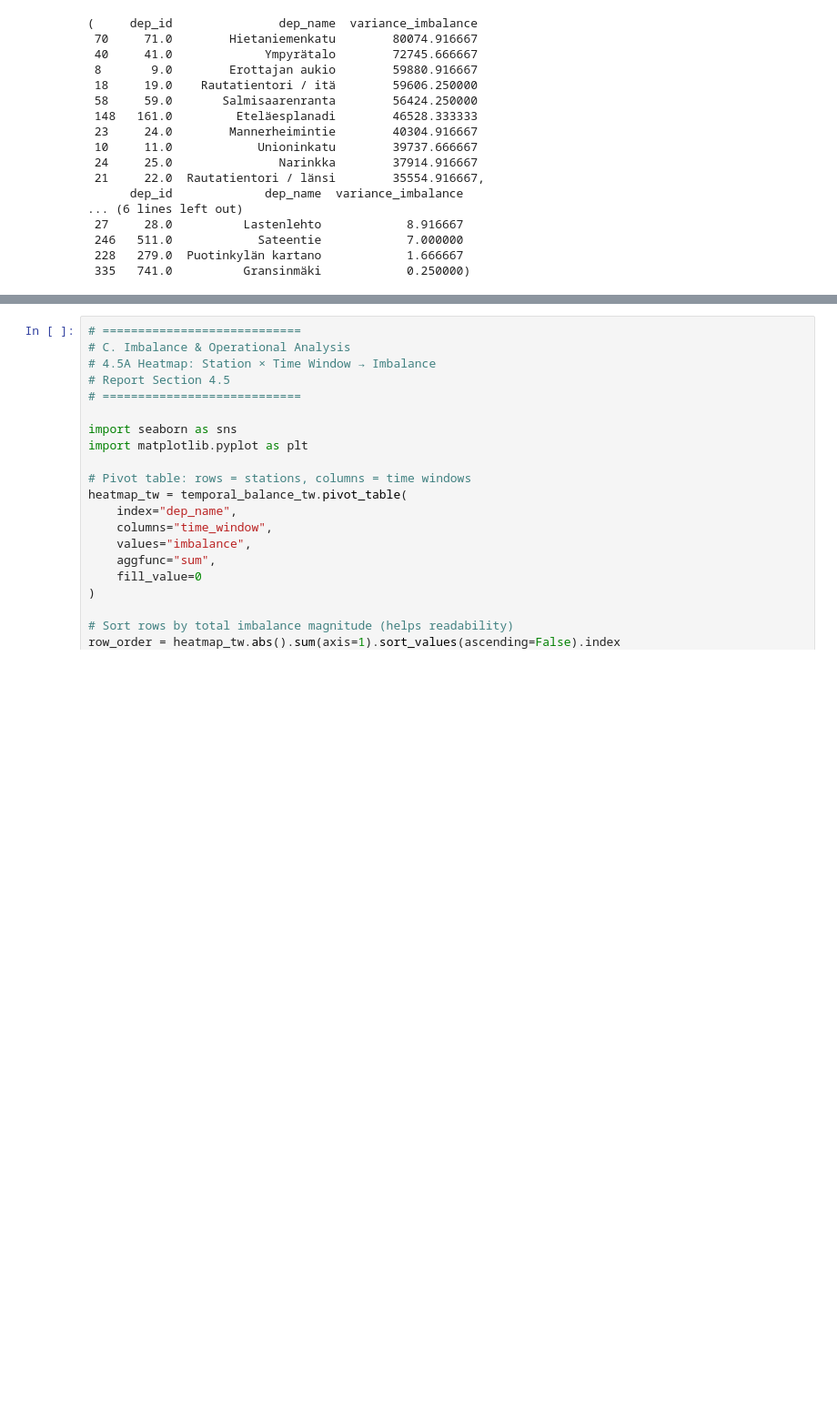
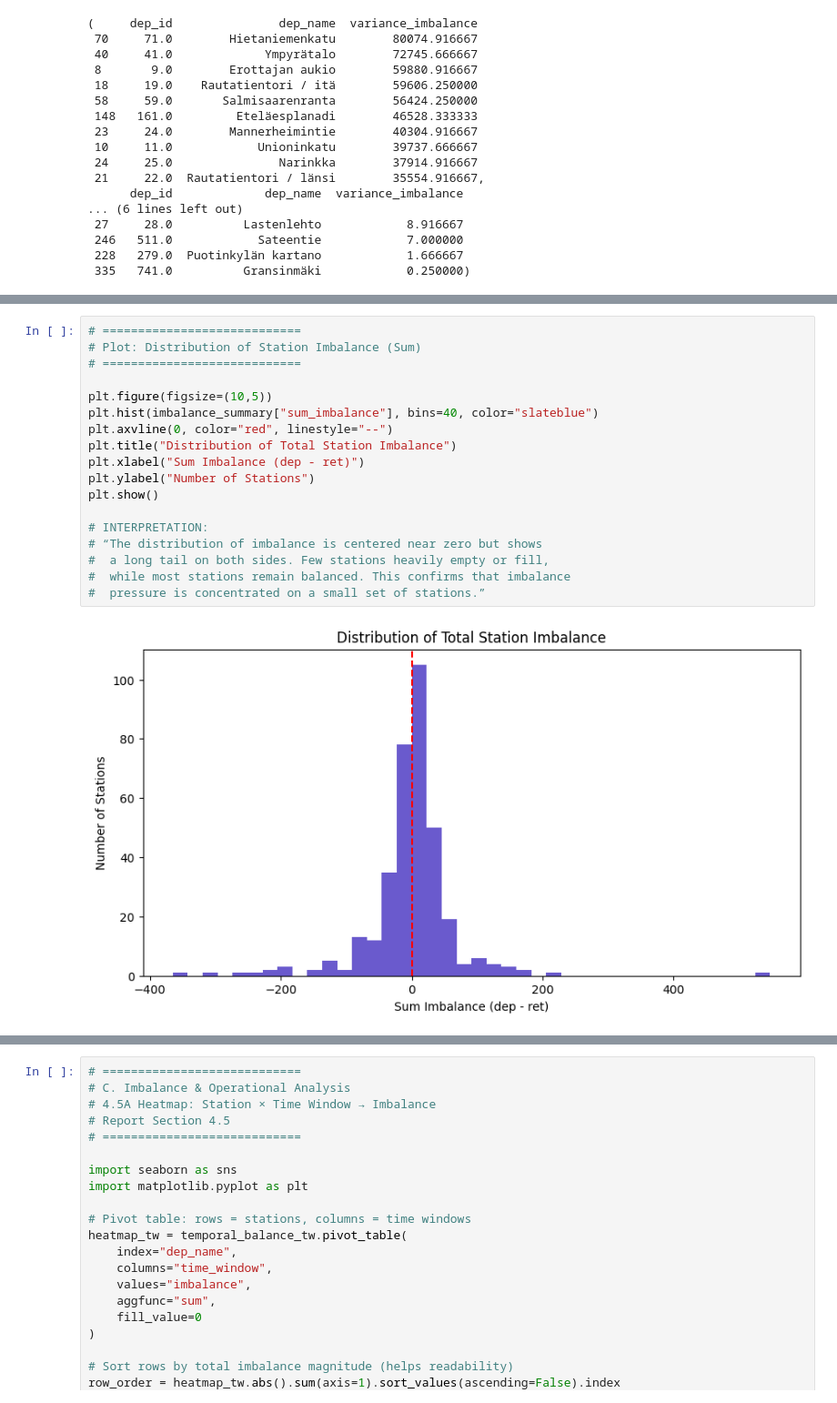
Before and after one commit to nfcolak/Network-Science---Helsinki-City-Bikes---UZH, a Jupyter notebook: notebooks/temporal_analysis.ipynb, the cells around one changed output, grey strips where cells are left out. Shown at 91% size. Saved outputs shown, nothing was run; the diff lists cells and outputs as text; blank space fills up the shorter version.

```diff
--- a/notebooks/temporal_analysis.ipynb
+++ b/notebooks/temporal_analysis.ipynb
@@ -522,3 +935,23 @@ top_unstable_stations, top_stable_stations
+# %%
+# ============================
+# Plot: Distribution of Station Imbalance (Sum)
+# ============================
+
+plt.figure(figsize=(10,5))
+plt.hist(imbalance_summary["sum_imbalance"], bins=40, color="slateblue")
+plt.axvline(0, color="red", linestyle="--")
+plt.title("Distribution of Total Station Imbalance")
+plt.xlabel("Sum Imbalance (dep - ret)")
+plt.ylabel("Number of Stations")
+plt.show()
+
+# INTERPRETATION:
+# “The distribution of imbalance is centered near zero but shows
+#  a long tail on both sides. Few stations heavily empty or fill,
+#  while most stations remain balanced. This confirms that imbalance
+#  pressure is concentrated on a small set of stations.”
+# %% [output]
+[figure, added]
 # %%
 # ============================
 # C. Imbalance & Operational Analysis
```
Also changed, not shown: parts of 28 cells of this notebook.
